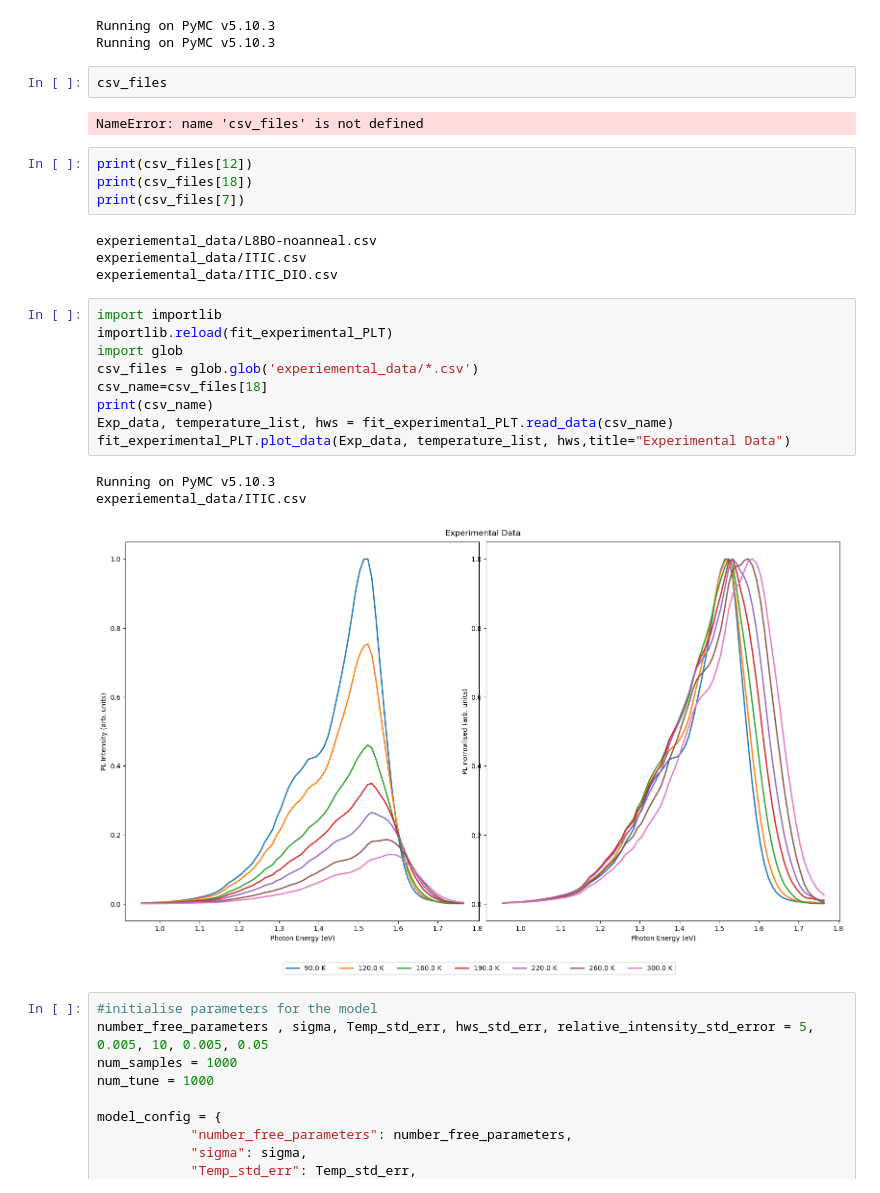
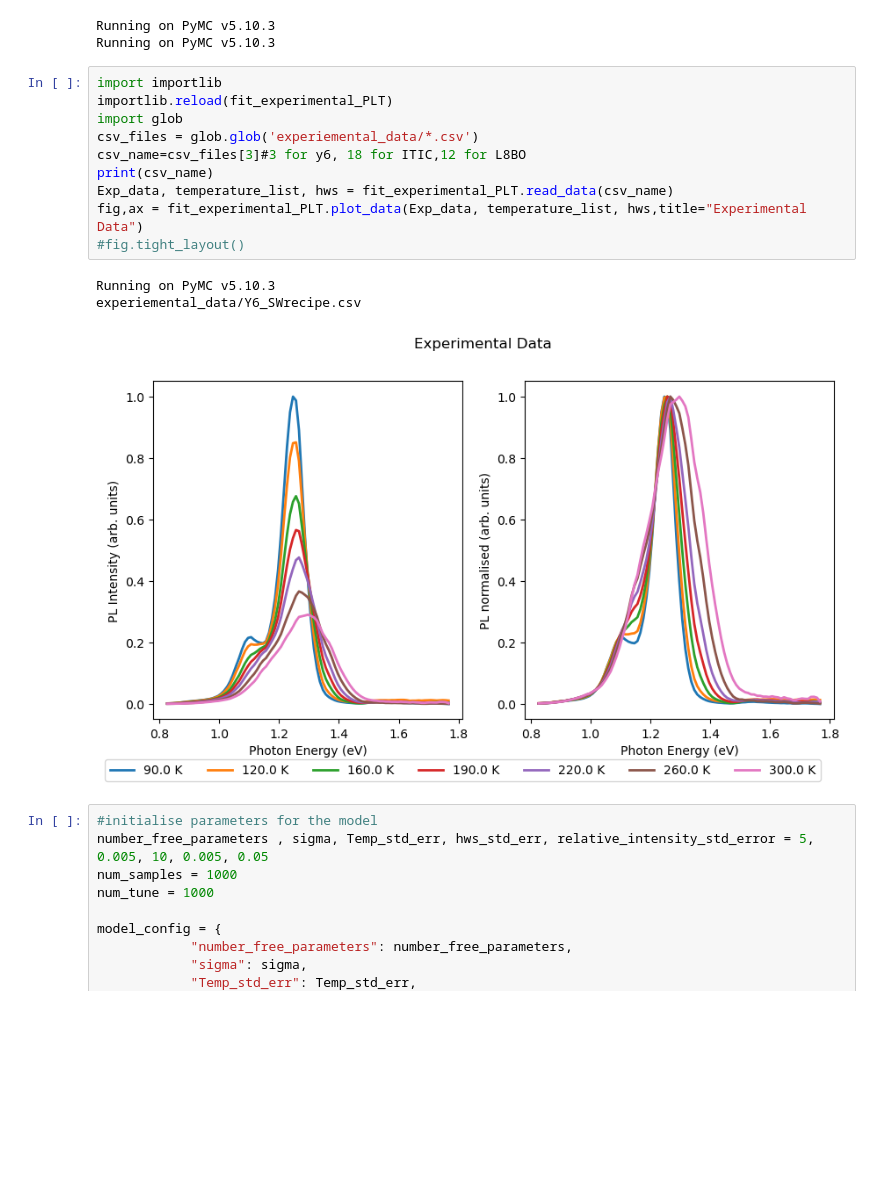
Before and after one commit to mohammedazzouzi15/pl_temp_fit, a Jupyter notebook: notebook/Workflow_fit_pl.ipynb, the cells around one changed output. Drawn from its saved outputs; the diff is of its cells as text; blank space fills up the shorter version.

```diff
--- a/notebook/Workflow_fit_pl.ipynb
+++ b/notebook/Workflow_fit_pl.ipynb
@@ -13,31 +13,20 @@ os.chdir('/rds/general/user/ma11115/home/pl_temp_fit/')
 # %% [output]
 Running on PyMC v5.10.3
 Running on PyMC v5.10.3
-# %%
-csv_files
-# %% [output]
-NameError: name 'csv_files' is not defined
-# %%
-print(csv_files[12])
-print(csv_files[18])
-print(csv_files[7])
-# %% [output]
-experiemental_data/L8BO-noanneal.csv
-experiemental_data/ITIC.csv
-experiemental_data/ITIC_DIO.csv
 # %%
 import importlib
 importlib.reload(fit_experimental_PLT)
 import glob
 csv_files = glob.glob('experiemental_data/*.csv')
-csv_name=csv_files[18]
+csv_name=csv_files[3]#3 for y6, 18 for ITIC,12 for L8BO
 print(csv_name)
 Exp_data, temperature_list, hws = fit_experimental_PLT.read_data(csv_name)
-fit_experimental_PLT.plot_data(Exp_data, temperature_list, hws,title="Experimental Data")
+fig,ax = fit_experimental_PLT.plot_data(Exp_data, temperature_list, hws,title="Experimental Data")
+#fig.tight_layout()
 # %% [output]
 Running on PyMC v5.10.3
-experiemental_data/ITIC.csv
+experiemental_data/Y6_SWrecipe.csv
-[figure, old version]
+[figure, new version]
 # %%
 #initialise parameters for the model
 number_free_parameters , sigma, Temp_std_err, hws_std_err, relative_intensity_std_error = 5, 0.005, 10, 0.005, 0.05
```
Also changed, not shown: parts of 17 cells of this notebook, 8 other files.
